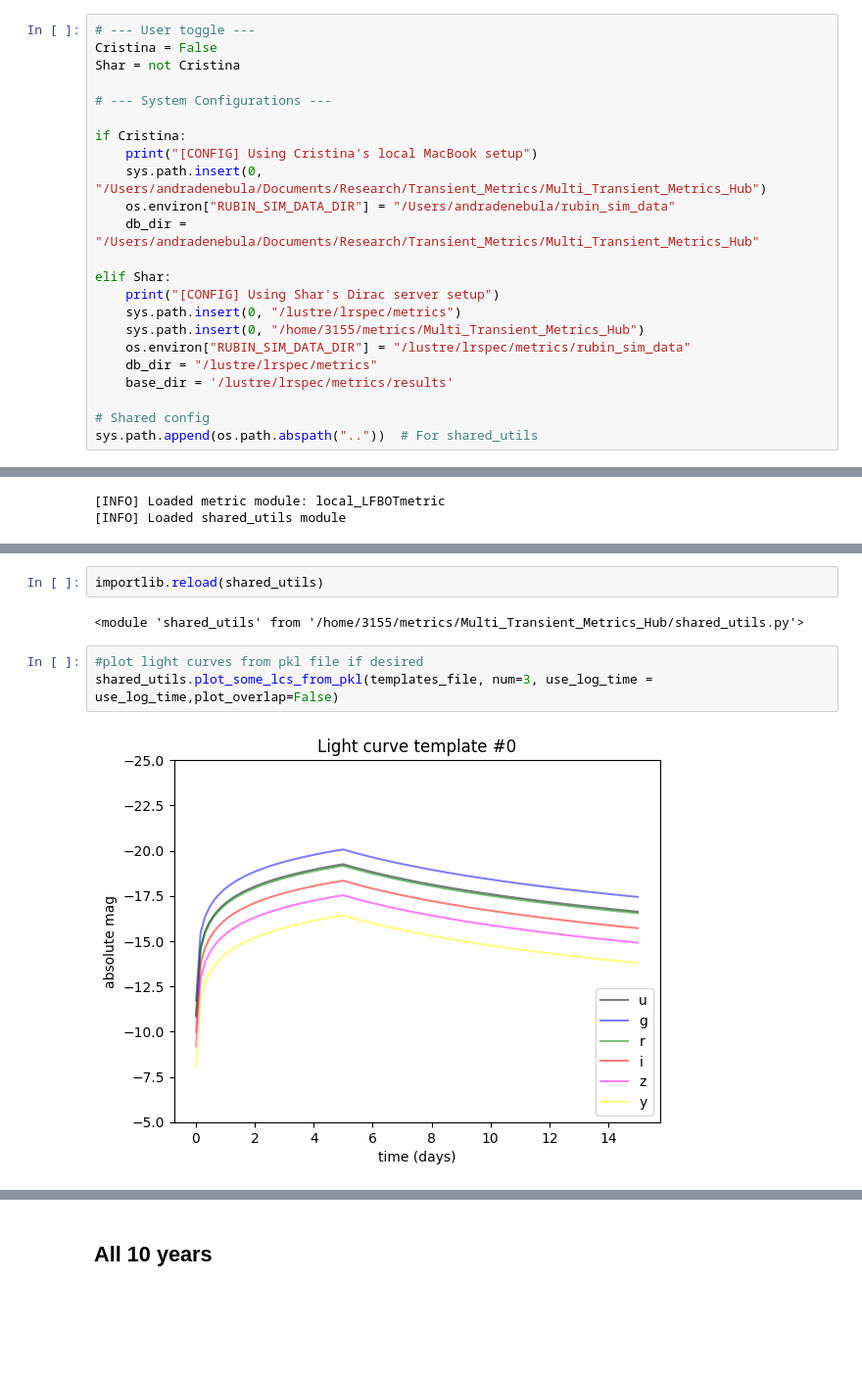
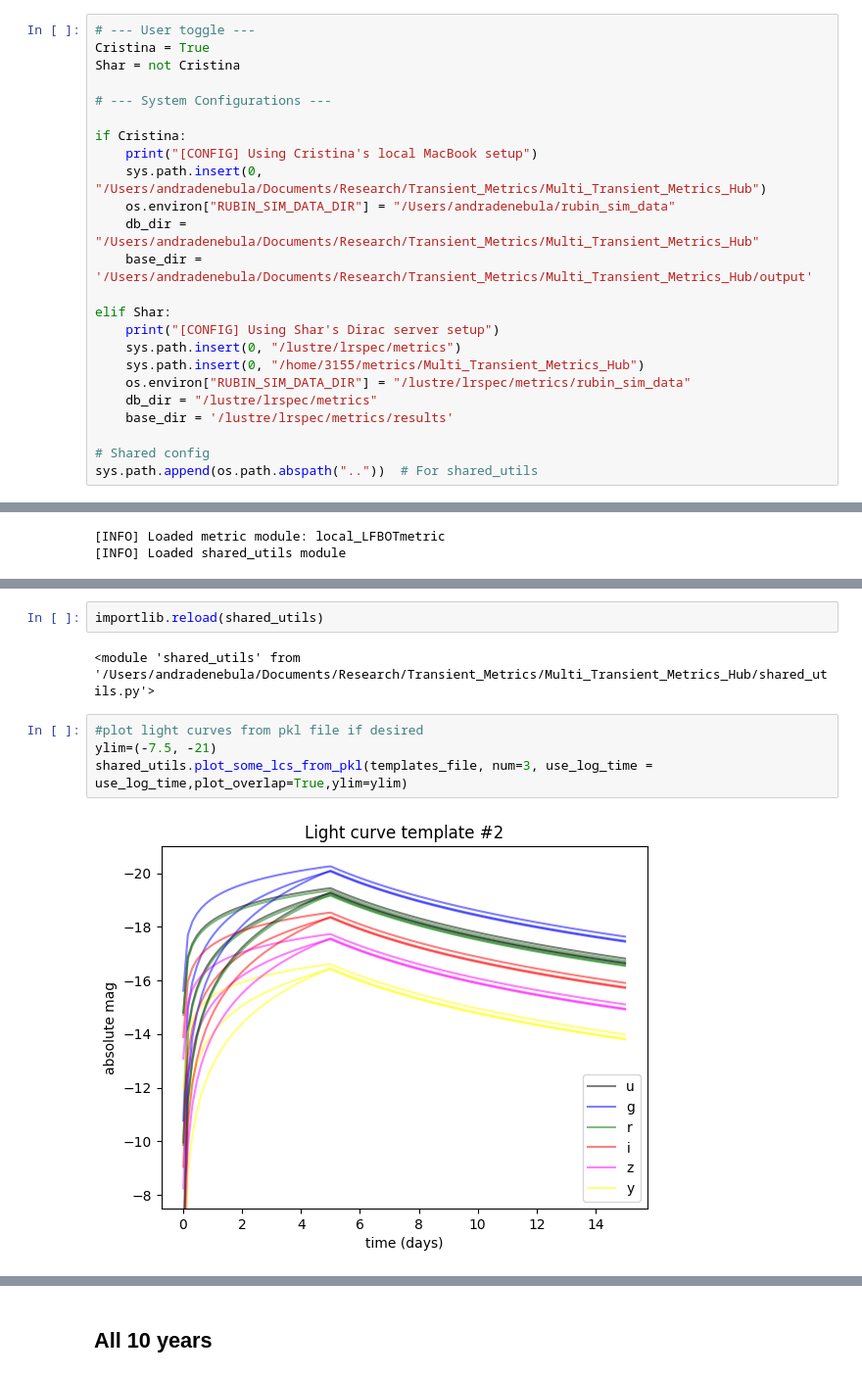
Before and after one commit to andra104/Multi_Transient_Metrics_Hub, a Jupyter notebook: LFBOT/LFBOT_notebook.ipynb, the cells around one changed output, grey strips where cells are left out. Shown at 98% size. Drawn from its saved outputs; the diff is of its cells as text; blank space fills up the shorter version.

```diff
--- a/LFBOT/LFBOT_notebook.ipynb
+++ b/LFBOT/LFBOT_notebook.ipynb
@@ -11,7 +11,7 @@ from astropy.cosmology import Planck18 as cosmo
 import ast
 # %%
 # --- User toggle ---
-Cristina = False
+Cristina = True
 Shar = not Cristina
 
 # --- System Configurations ---
@@ -21,6 +21,7 @@ if Cristina:
     sys.path.insert(0, "/Users/andradenebula/Documents/Research/Transient_Metrics/Multi_Transient_Metrics_Hub")
     os.environ["RUBIN_SIM_DATA_DIR"] = "/Users/andradenebula/rubin_sim_data"
     db_dir = "/Users/andradenebula/Documents/Research/Transient_Metrics/Multi_Transient_Metrics_Hub"
+    base_dir = '/Users/andradenebula/Documents/Research/Transient_Metrics/Multi_Transient_Metrics_Hub/output'
 
 elif Shar:
     print("[CONFIG] Using Shar's Dirac server setup")
@@ -148,9 +145,10 @@ Loaded LFBOT templates from /lustre/lrspec/metrics/results/LFBOTs/LFBOTs_den_1e-
 # %%
 importlib.reload(shared_utils)
 # %% [output]
-<module 'shared_utils' from '/home/3155/metrics/Multi_Transient_Metrics_Hub/shared_utils.py'>
+<module 'shared_utils' from '/Users/andradenebula/Documents/Research/Transient_Metrics/Multi_Transient_Metrics_Hub/shared_utils.py'>
 # %%
 #plot light curves from pkl file if desired
-shared_utils.plot_some_lcs_from_pkl(templates_file, num=3, use_log_time = use_log_time,plot_overlap=False)
+ylim=(-7.5, -21)
+shared_utils.plot_some_lcs_from_pkl(templates_file, num=3, use_log_time = use_log_time,plot_overlap=True,ylim=ylim)
 # %% [output]
-[figure, old version]
+[figure, new version]
```
Also changed, not shown: parts of 16 cells of this notebook, 1 other file.
